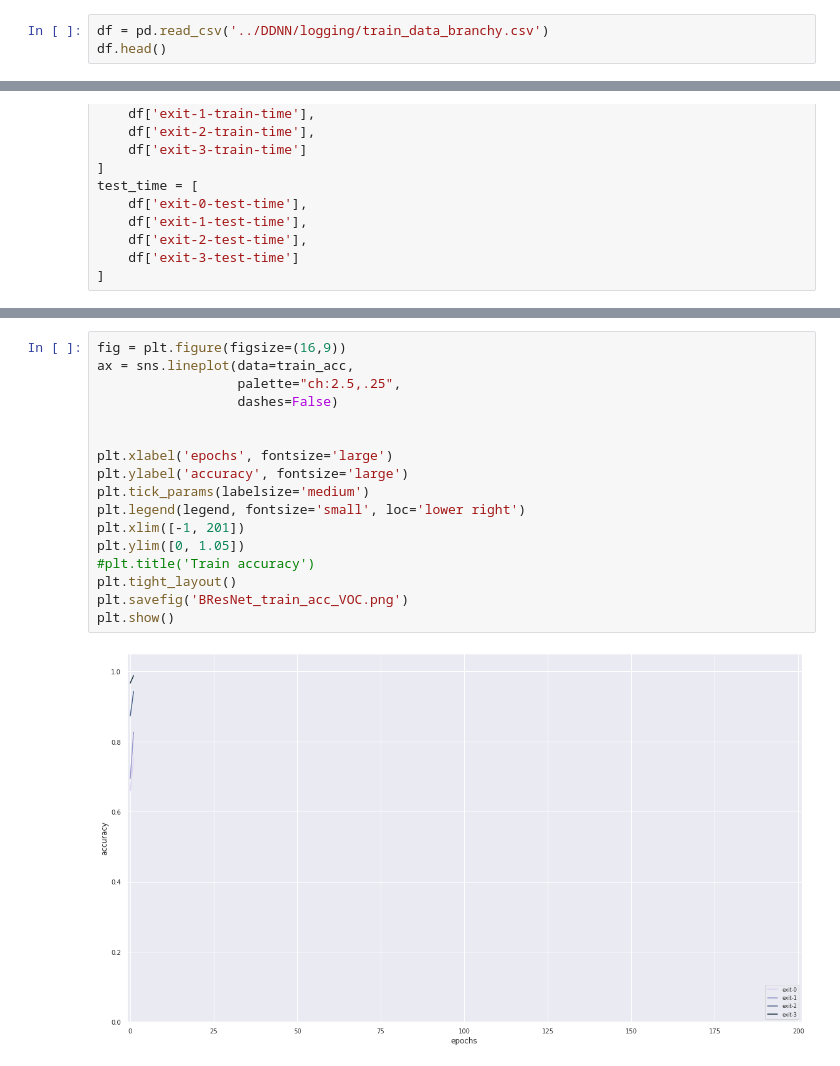
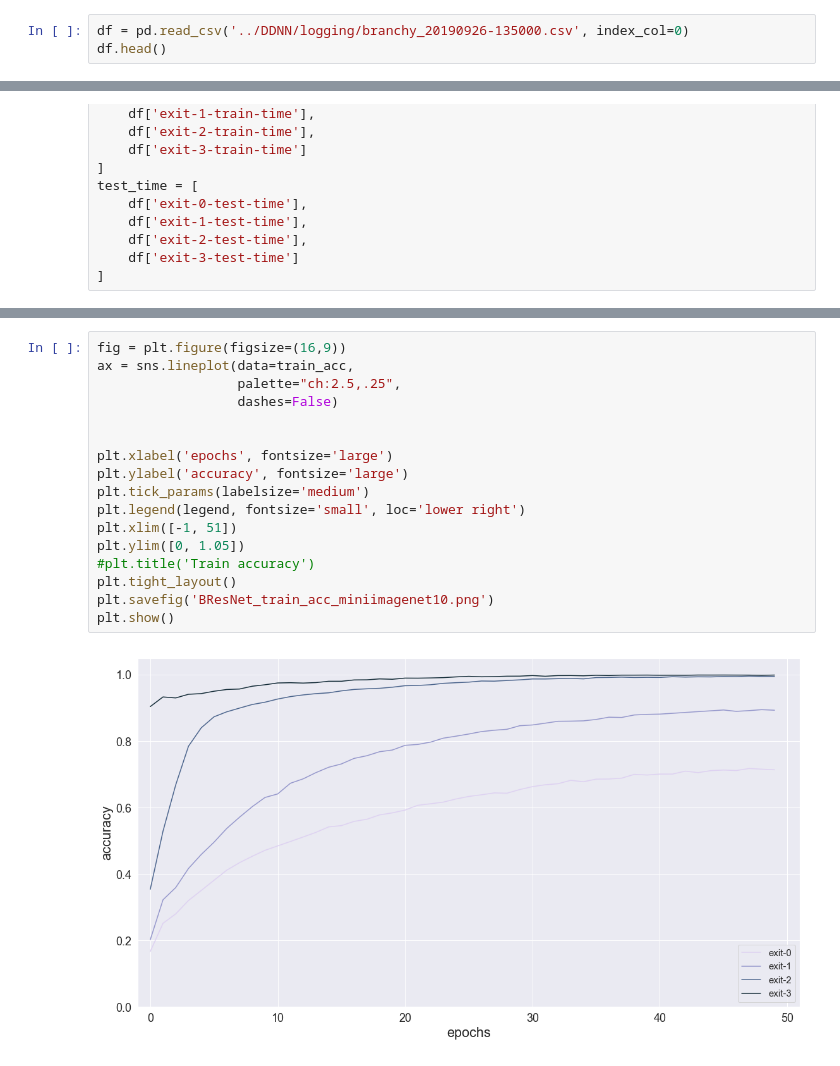
Before and after one commit to AlexKarlsen/thesis-src, a Jupyter notebook: Train Visualization/Train Validation Visualization BResNet miniimagenet.ipynb, the cells around one changed output, grey strips where cells are left out. Cells and saved outputs as stored; diff of their text form.

```diff
--- a/Train Visualization/Train Validation Visualization BResNet miniimagenet.ipynb
+++ b/Train Visualization/Train Validation Visualization BResNet miniimagenet.ipynb
@@ -18,6 +18,6 @@ import seaborn as sns; sns.set()
 import matplotlib.pyplot as plt
 plt.rcParams.update({'font.size': 18})
 # %%
-df = pd.read_csv('../DDNN/logging/train_data_branchy.csv')
+df = pd.read_csv('../DDNN/logging/branchy_20190926-135000.csv', index_col=0)
 df.head()
 # %% [output]
@@ -93,22 +94,22 @@ plt.show()
 # %%
 fig = plt.figure(figsize=(16,9))
 ax = sns.lineplot(data=train_acc,
                   palette="ch:2.5,.25",
                   dashes=False)
 
 
 plt.xlabel('epochs', fontsize='large')
 plt.ylabel('accuracy', fontsize='large')
 plt.tick_params(labelsize='medium')
 plt.legend(legend, fontsize='small', loc='lower right')
-plt.xlim([-1, 201])
+plt.xlim([-1, 51])
 plt.ylim([0, 1.05])
 #plt.title('Train accuracy')
 plt.tight_layout()
-plt.savefig('BResNet_train_acc_VOC.png')
+plt.savefig('BResNet_train_acc_miniimagenet10.png')
 plt.show()
 # %% [output]
-[figure, old version]
+[figure, new version]
 # %%
 fig = plt.figure(figsize=(16,9))
 ax = sns.lineplot(data=test_loss,
```
Also changed, not shown: parts of 6 cells of this notebook, 4 other files.
